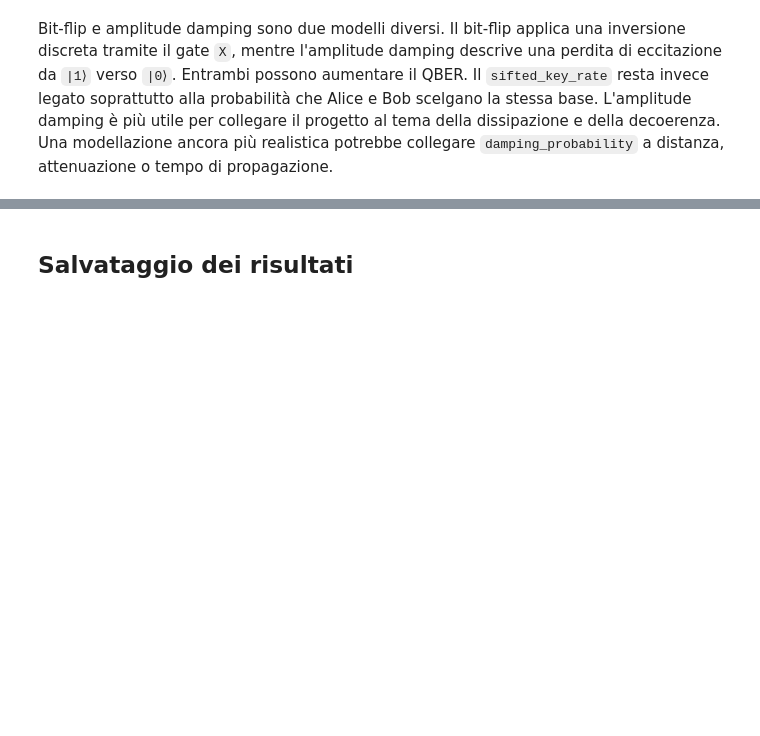
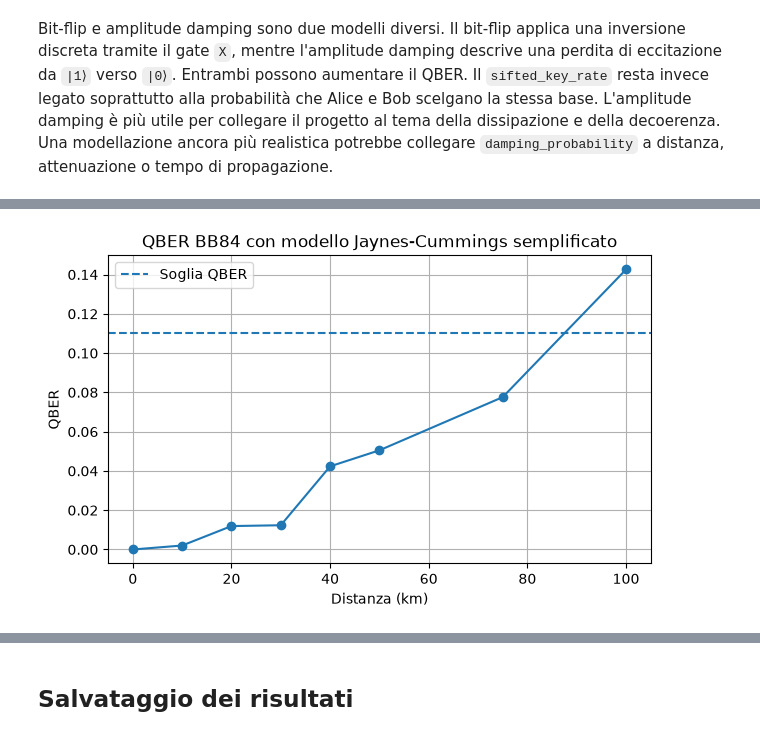
Before and after one commit to danielezpp/qkd-cybersecurity-project, a Jupyter notebook: notebooks/05_noise_decoherence_optional.ipynb, the cells around one changed output, grey strips where cells are left out. Cells and saved outputs as stored; diff of their text form; code cells hidden in the pictures; blank space fills up the shorter version.

```diff
--- a/notebooks/05_noise_decoherence_optional.ipynb
+++ b/notebooks/05_noise_decoherence_optional.ipynb
@@ -426,0 +492,14 @@ Bit-flip e amplitude damping sono due modelli diversi. Il bit-flip applica una i
+# %%
+fiber_speed_km_s = 203390
+attenuation_db_per_km = 0.21
+coupling_ratio = 0.1
+
+lambda_parameter = compute_lambda_from_attenuation(
+    attenuation_db_per_km=attenuation_db_per_km,
+    fiber_speed_km_s=fiber_speed_km_s,
+)
+
+print("Velocità nella fibra (km/s):", fiber_speed_km_s)
+print("Attenuazione fibra (dB/km):", attenuation_db_per_km)
+print("Coupling ratio R:", coupling_ratio)
+print("Parametro lambda:", lambda_parameter)
@@ -426,0 +631,20 @@ Bit-flip e amplitude damping sono due modelli diversi. Il bit-flip applica una i
+# %%
+plt.figure(figsize=(7, 4))
+plt.plot(
+    jc_distance_df["distance_km"],
+    jc_distance_df["qber"],
+    marker="o",
+)
+plt.axhline(
+    y=qber_threshold_jc,
+    linestyle="--",
+    label="Soglia QBER",
+)
+plt.xlabel("Distanza (km)")
+plt.ylabel("QBER")
+plt.title("QBER BB84 con modello Jaynes-Cummings semplificato")
+plt.grid()
+plt.legend()
+plt.show()
+# %% [output]
+[figure, added]
```
Also changed, not shown: parts of 45 cells of this notebook, 4 other files.
